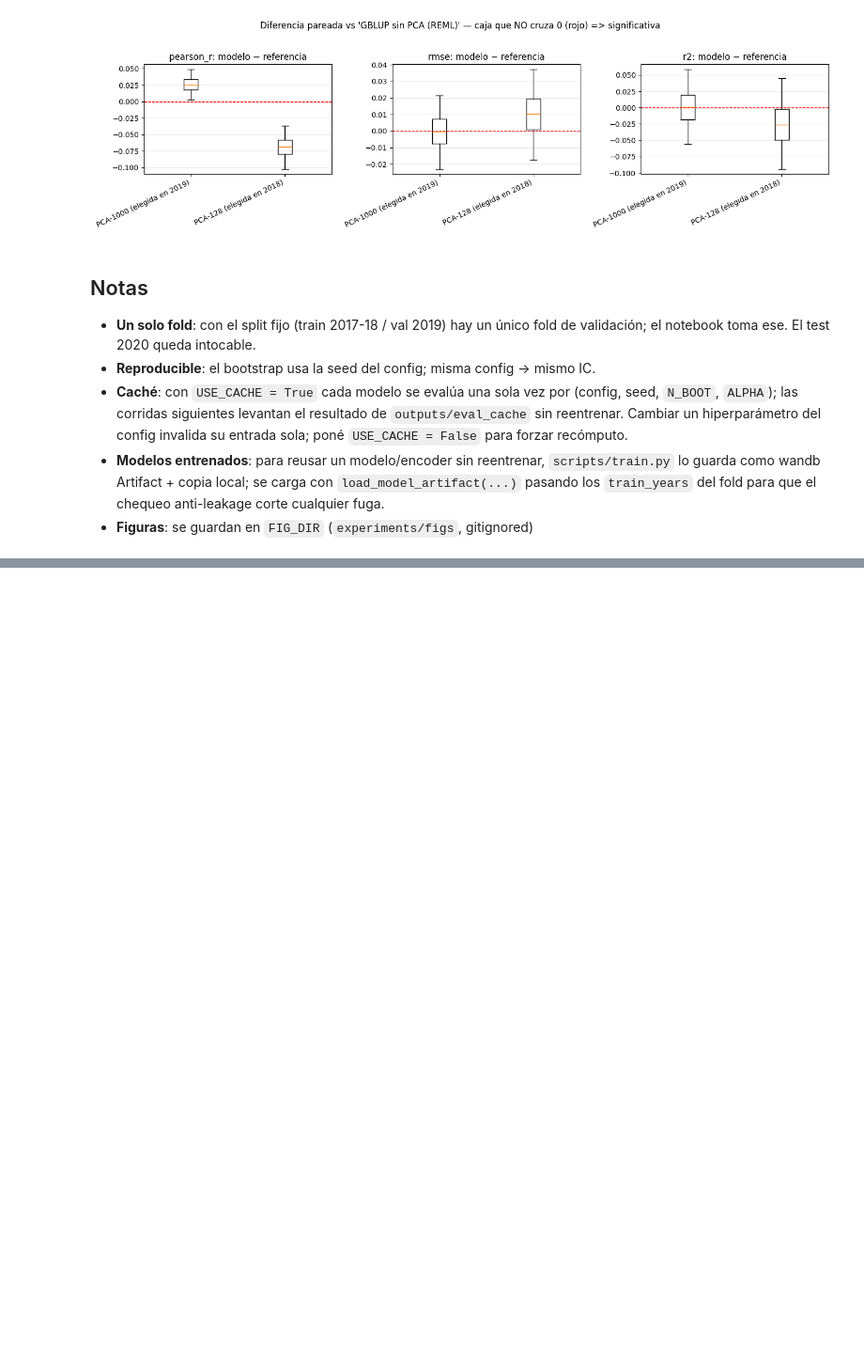
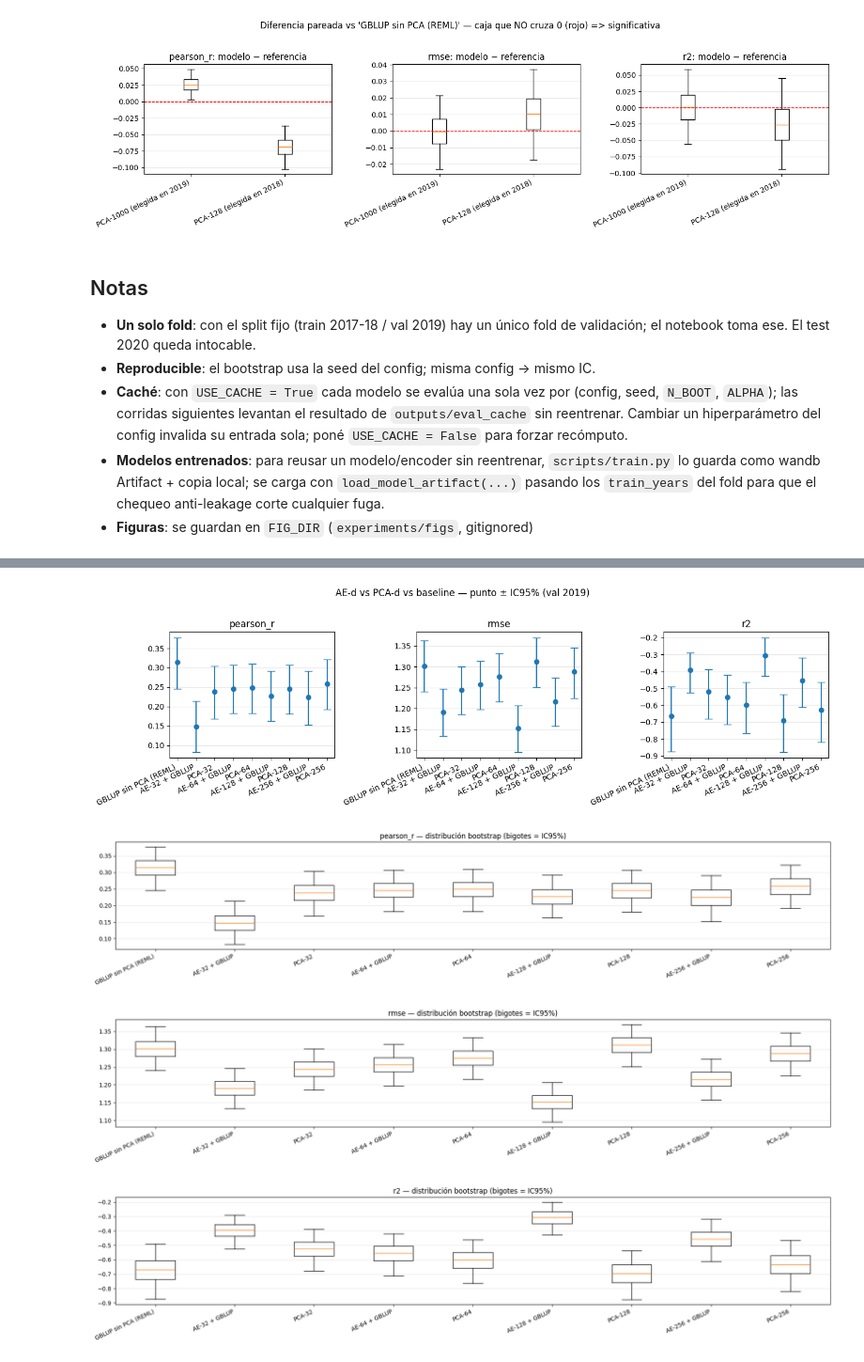
Before and after one commit to octavioromagnoli/maze-genomic-pred, a Jupyter notebook: notebooks/comparar_modelos_ci.ipynb, the cells around one changed output, grey strips where cells are left out. Shown at 94% size. Drawn from its saved outputs; the diff is of its cells as text; code cells hidden in the pictures; blank space fills up the shorter version.

```diff
--- a/notebooks/comparar_modelos_ci.ipynb
+++ b/notebooks/comparar_modelos_ci.ipynb
@@ -295,0 +410,17 @@ plt.show()
+# %%
+# Diferencia PAREADA vs el baseline GBLUP (mismo resample del bootstrap): si el IC95%
+# de (modelo - baseline) no cruza 0, la diferencia es significativa. Para pearson_r/r2
+# >0 = el compresor le gana al baseline; para rmse <0 = le gana (menos error).
+ref = "GBLUP sin PCA (REML)"
+qlo, qhi = 100 * ALPHA / 2, 100 * (1 - ALPHA / 2)
+for name in [k for k in dim_samples if k != ref]:
+    print(f"\n{name}  -  {ref}:")
+    for m in METRICS:
+        sx, sr = dim_samples[name][m], dim_samples[ref][m]
+        n = min(len(sx), len(sr)); d = (sx[:n] - sr[:n]); d = d[np.isfinite(d)]
+        lo, hi = np.nanpercentile(d, [qlo, qhi])
+        sig = "SIGNIFICATIVA" if (lo > 0 or hi < 0) else "no significativa (IC incluye 0)"
+        print(f"  {m:>9}: delta = {np.mean(d):+.4f}  IC95% [{lo:+.4f}, {hi:+.4f}]  -> {sig}")
+print("\nOJO: la dim se evalúa acá DIRECTO sobre val 2019; elegir la mejor dim sobre "
+      "este mismo set sería optimista. La selección honesta de dim va en inner-2018 "
+      "(como en la sección de PCA de arriba). 2020 sellado.")
@@ -295,0 +445,16 @@ plt.show()
+# %%
+# Reusa los mismos gráficos de arriba sobre el set de modelos por dimensión.
+fig = plot_ci(dim_df, title="AE-d vs PCA-d vs baseline — punto ± IC95% (val 2019)")
+fig.savefig(FIG_DIR / "ci_errorbars_ae.png", dpi=150, bbox_inches="tight")
+plt.show()
+
+for m in METRICS:
+    fig = plot_box(dim_samples, m)
+    if fig is not None:
+        fig.savefig(FIG_DIR / f"box_ae_{m}.png", dpi=150, bbox_inches="tight")
+        plt.show()
+# %% [output]
+[figure, added]
+[figure, added]
+[figure, added]
+[figure, added]
```
Also changed, not shown: parts of 7 cells of this notebook, 9 other files.
